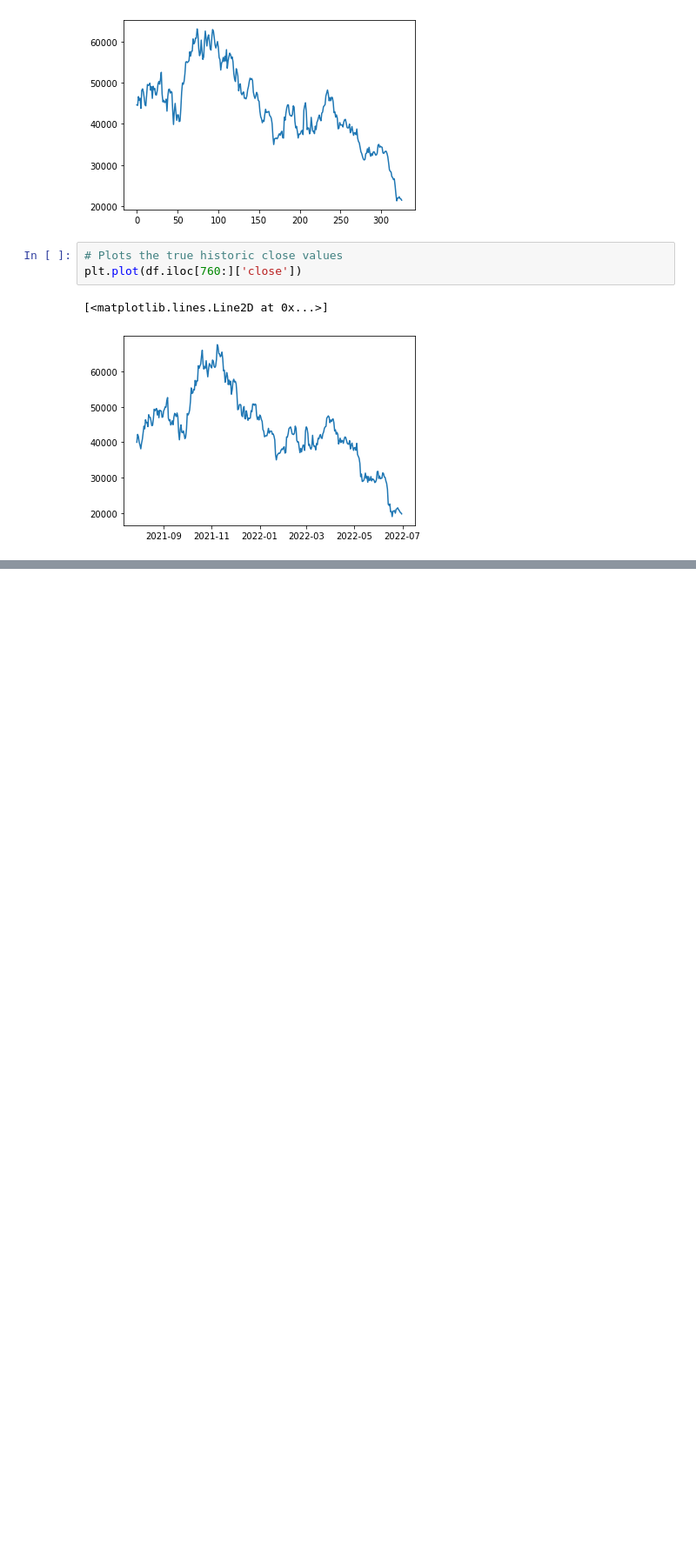
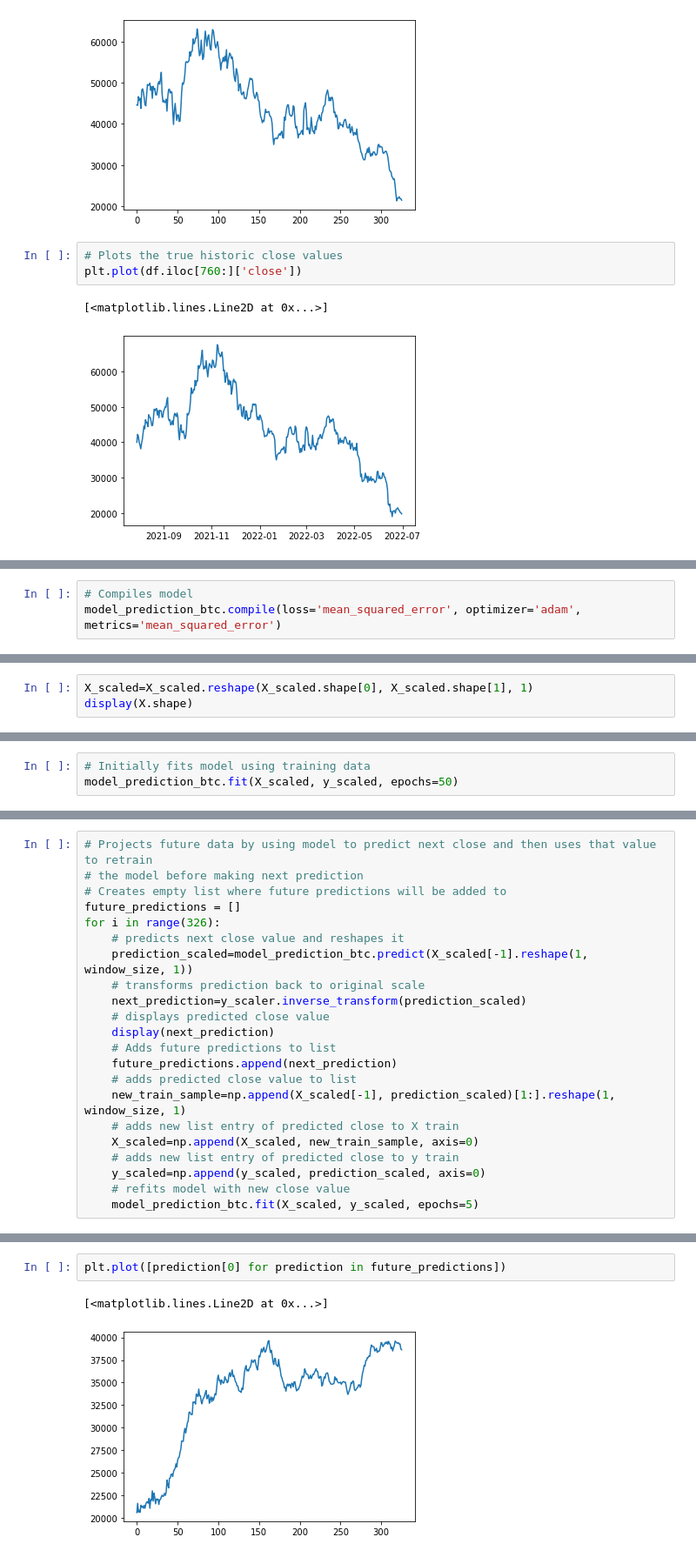
Before and after one commit to rodum012/Bitcoin_AI_Projection_Comparison, a Jupyter notebook: Active_Learning.ipynb, the cells around one changed output, grey strips where cells are left out. Shown: that part at 87% size. Drawn from its saved outputs; the diff is of its cells as text; blank space fills up the shorter version.

```diff
--- a/Active_Learning.ipynb
+++ b/Active_Learning.ipynb
@@ -295,0 +312,3 @@ array([43798.1171875])
+# %%
+# Compiles model
+model_prediction_btc.compile(loss='mean_squared_error', optimizer='adam', metrics='mean_squared_error')
@@ -295,0 +336,3 @@ array([43798.1171875])
+# %%
+X_scaled=X_scaled.reshape(X_scaled.shape[0], X_scaled.shape[1], 1)
+display(X.shape)
@@ -295,0 +341,3 @@ array([43798.1171875])
+# %%
+# Initially fits model using training data
+model_prediction_btc.fit(X_scaled, y_scaled, epochs=50)
@@ -295,0 +376,22 @@ array([43798.1171875])
+# %%
+# Projects future data by using model to predict next close and then uses that value to retrain
+# the model before making next prediction
+# Creates empty list where future predictions will be added to
+future_predictions = []
+for i in range(326):
+    # predicts next close value and reshapes it
+    prediction_scaled=model_prediction_btc.predict(X_scaled[-1].reshape(1, window_size, 1))
+    # transforms prediction back to original scale
+    next_prediction=y_scaler.inverse_transform(prediction_scaled)
+    # displays predicted close value
+    display(next_prediction)
+    # Adds future predictions to list
+    future_predictions.append(next_prediction)
+    # adds predicted close value to list
+    new_train_sample=np.append(X_scaled[-1], prediction_scaled)[1:].reshape(1, window_size, 1)
+    # adds new list entry of predicted close to X train
+    X_scaled=np.append(X_scaled, new_train_sample, axis=0)
+    # adds new list entry of predicted close to y train
+    y_scaled=np.append(y_scaled, prediction_scaled, axis=0)
+    # refits model with new close value
+    model_prediction_btc.fit(X_scaled, y_scaled, epochs=5)
@@ -295,0 +483,5 @@ array([43798.1171875])
+# %%
+plt.plot([prediction[0] for prediction in future_predictions])
+# %% [output]
+[<matplotlib.lines.Line2D at 0x...>]
+[figure, added]
```
Also changed, not shown: parts of 23 cells of this notebook.
